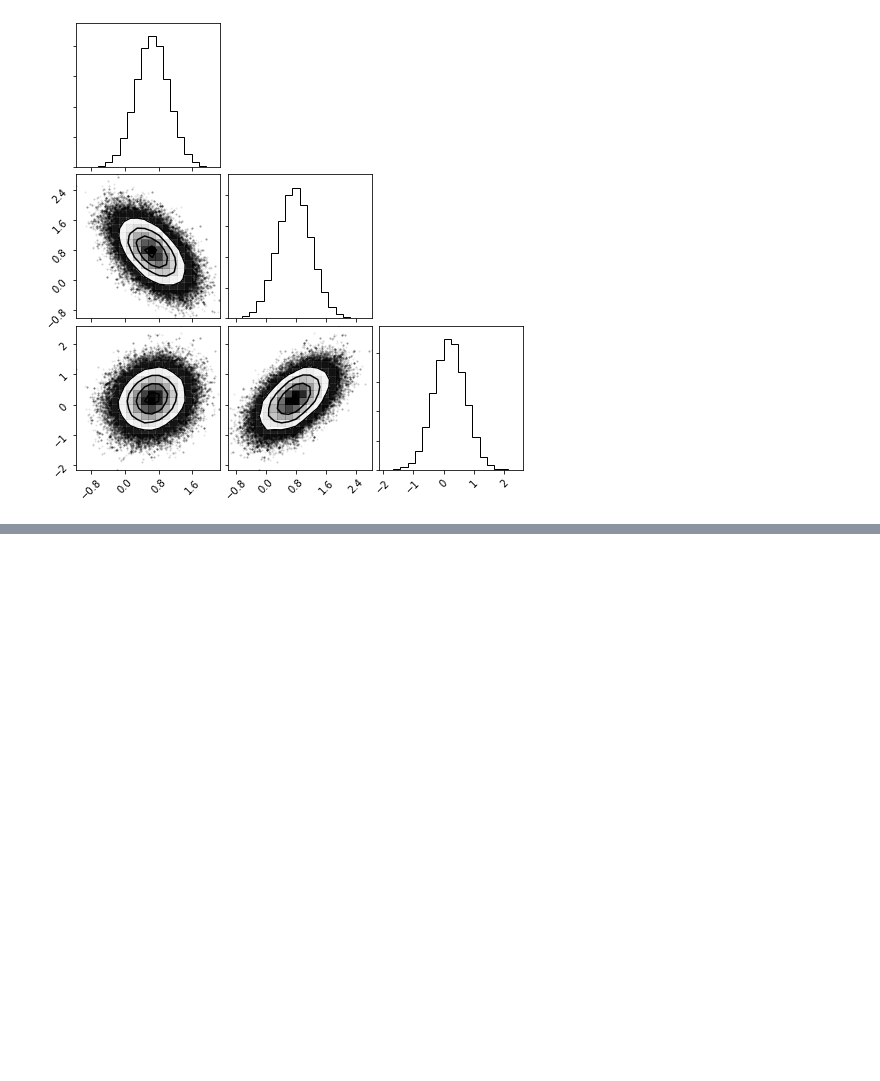
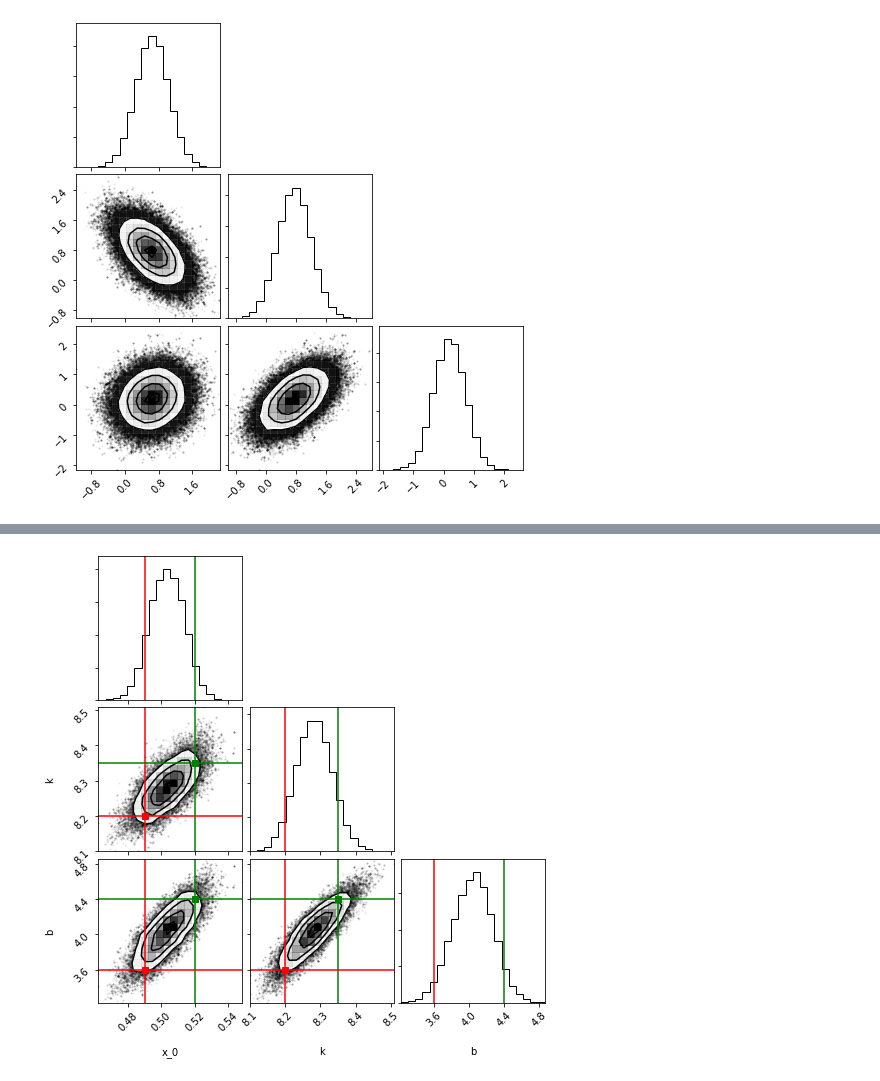
Before and after one commit to astro-9-scientific-programming/lectures-breakouts, a Jupyter notebook: Day7/Sampling and Parameter Estimation (continued!).ipynb, the cells around one changed output, grey strips where cells are left out. Saved outputs shown, nothing was run; the diff lists cells and outputs as text; code cells hidden in the pictures; blank space fills up the shorter version.

```diff
--- a/Day7/Sampling and Parameter Estimation (continued!).ipynb
+++ b/Day7/Sampling and Parameter Estimation (continued!).ipynb
@@ -333,0 +433,28 @@ figure = corner.corner(sampler.flatchain[:])
+# %%
+import corner
+figure = corner.corner(sampler.flatchain[:],labels=["x_0","k","b"])
+
+
+value1 = [0.52,8.35,4.4]
+value2 = [0.49,8.2,3.6]
+# Extract the axes
+axes = np.array(figure.axes).reshape((ndim, ndim))
+
+# Loop over the diagonal
+for i in range(ndim):
+    ax = axes[i, i]
+    ax.axvline(value1[i], color="g")
+    ax.axvline(value2[i], color="r")
+
+# Loop over the histograms
+for yi in range(ndim):
+    for xi in range(yi):
+        ax = axes[yi, xi]
+        ax.axvline(value1[xi], color="g")
+        ax.axvline(value2[xi], color="r")
+        ax.axhline(value1[yi], color="g")
+        ax.axhline(value2[yi], color="r")
+        ax.plot(value1[xi], value1[yi], "sg")
+        ax.plot(value2[xi], value2[yi], "sr")
+# %% [output]
+[figure, added]
```
Also changed, not shown: parts of 21 cells of this notebook, 2 other files.
